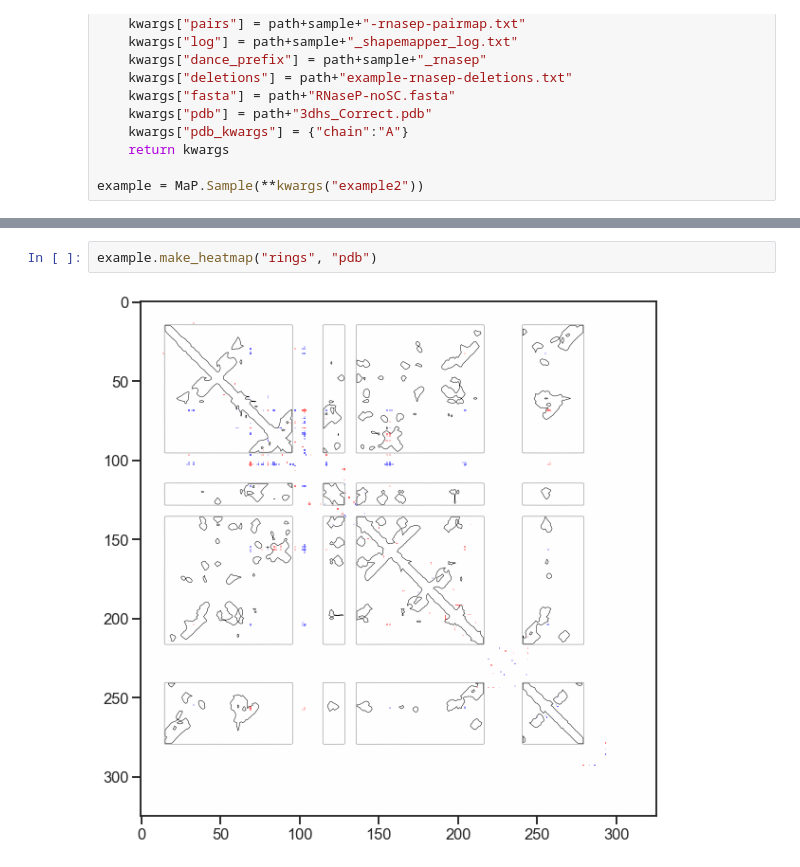
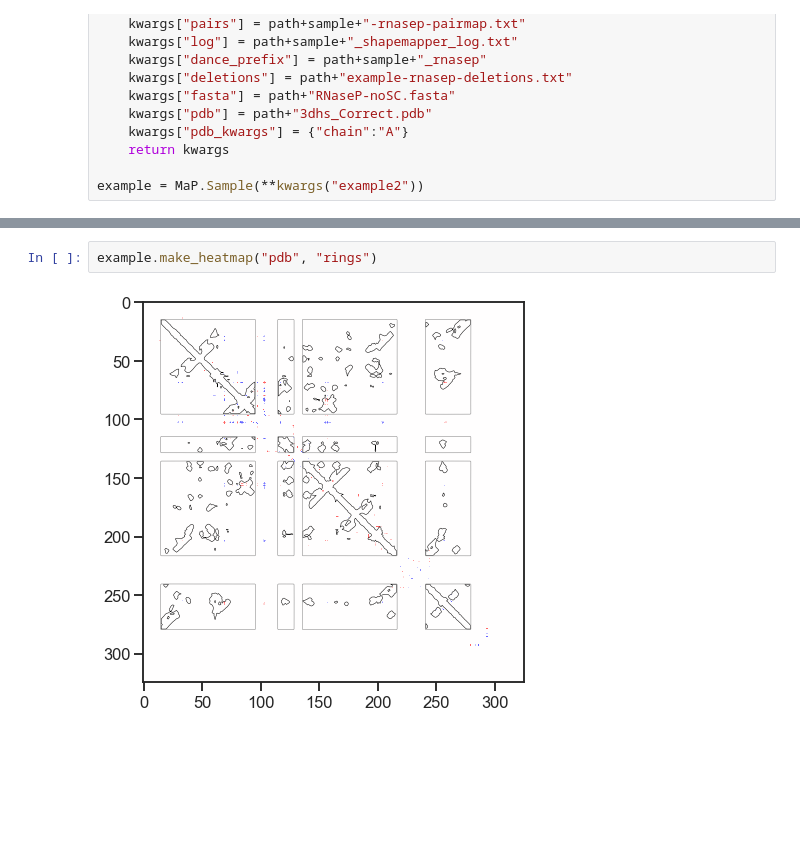
Before and after one commit to Weeks-UNC/RNAvigate, a Jupyter notebook: JNB-example/heatmap_test.ipynb, the cells around one changed output, grey strips where cells are left out. Saved outputs shown, nothing was run; the diff lists cells and outputs as text; blank space fills up the shorter version.

```diff
--- a/JNB-example/heatmap_test.ipynb
+++ b/JNB-example/heatmap_test.ipynb
@@ -56,5 +56,5 @@ example.make_heatmap("deletions", "ct")
 # %%
-example.make_heatmap("rings", "pdb")
+example.make_heatmap("pdb", "rings")
 # %% [output]
-[figure, old version]
+[figure, new version]
 # %%
```
Also changed, not shown: parts of 5 cells of this notebook, 6 other files.
